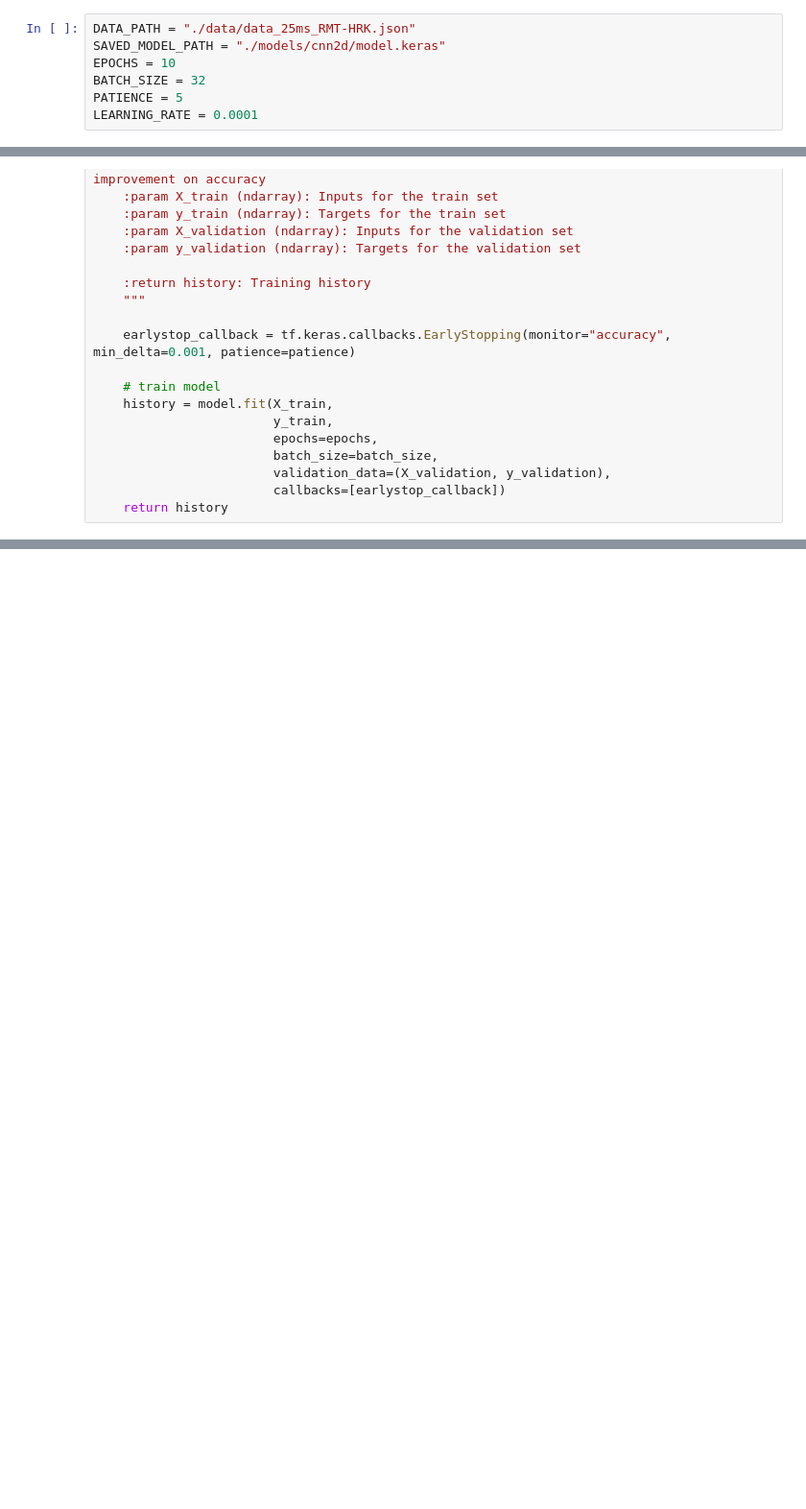
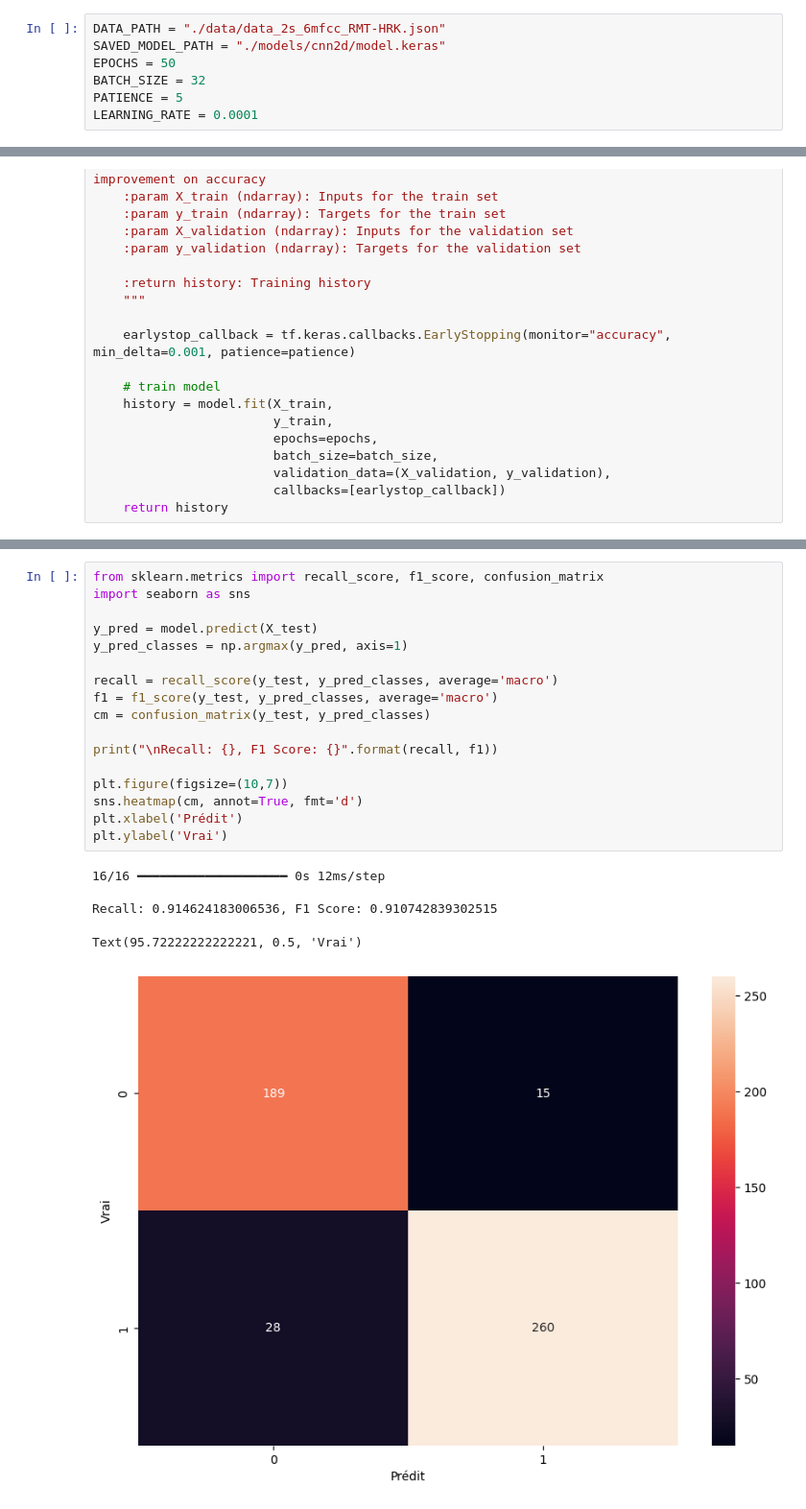
Before and after one commit to hugo-gclvs/kmutt_intership_project_v2, a Jupyter notebook: models/cnn2d/cnn2d.ipynb, the cells around one changed output, grey strips where cells are left out. Shown: that part at 96% size. Cells and saved outputs as stored; diff of their text form; blank space fills up the shorter version.

```diff
--- a/models/cnn2d/cnn2d.ipynb
+++ b/models/cnn2d/cnn2d.ipynb
@@ -11,9 +11,9 @@ from sklearn.preprocessing import StandardScaler
 from utils.load_data import load_data
 from utils.plot_history import plot_history
 # %%
-DATA_PATH = "./data/data_25ms_RMT-HRK.json"
+DATA_PATH = "./data/data_2s_6mfcc_RMT-HRK.json"
 SAVED_MODEL_PATH = "./models/cnn2d/model.keras"
-EPOCHS = 10
+EPOCHS = 50
 BATCH_SIZE = 32
 PATIENCE = 5
 LEARNING_RATE = 0.0001
@@ -287,0 +252,23 @@ Test loss: 0.23842434585094452, test accuracy: 91.19270443916321
+# %%
+from sklearn.metrics import recall_score, f1_score, confusion_matrix
+import seaborn as sns
+
+y_pred = model.predict(X_test)
+y_pred_classes = np.argmax(y_pred, axis=1)
+
+recall = recall_score(y_test, y_pred_classes, average='macro')
+f1 = f1_score(y_test, y_pred_classes, average='macro')
+cm = confusion_matrix(y_test, y_pred_classes)
+
+print("\nRecall: {}, F1 Score: {}".format(recall, f1))
+
+plt.figure(figsize=(10,7))
+sns.heatmap(cm, annot=True, fmt='d')
+plt.xlabel('Prédit')
+plt.ylabel('Vrai')
+# %% [output]
+16/16 ━━━━━━━━━━━━━━━━━━━━ 0s 12ms/step
+
+Recall: 0.914624183006536, F1 Score: 0.910742839302515
+Text(95.72222222222221, 0.5, 'Vrai')
+[figure, added]
```
Also changed, not shown: parts of 5 cells of this notebook, 14 other files.
